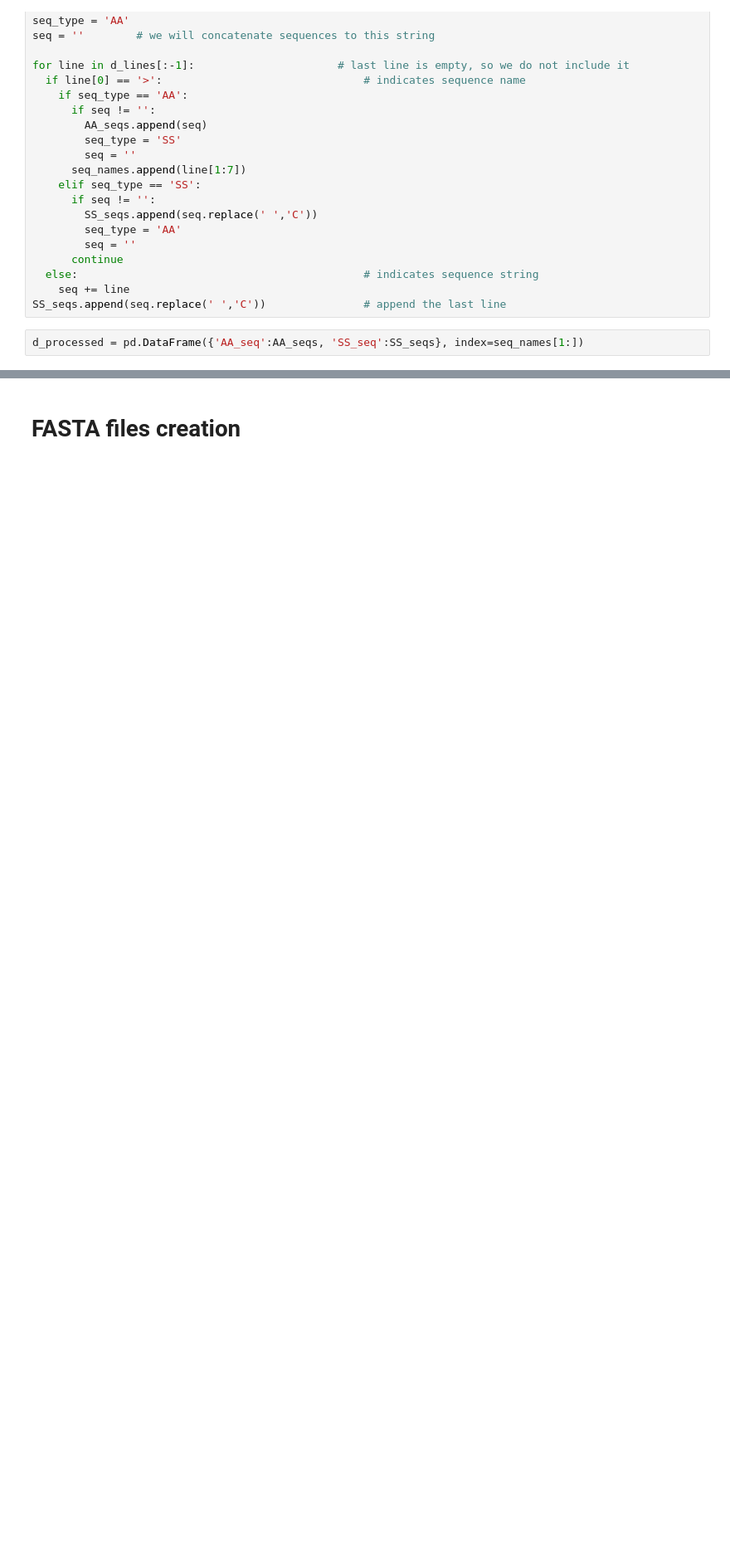
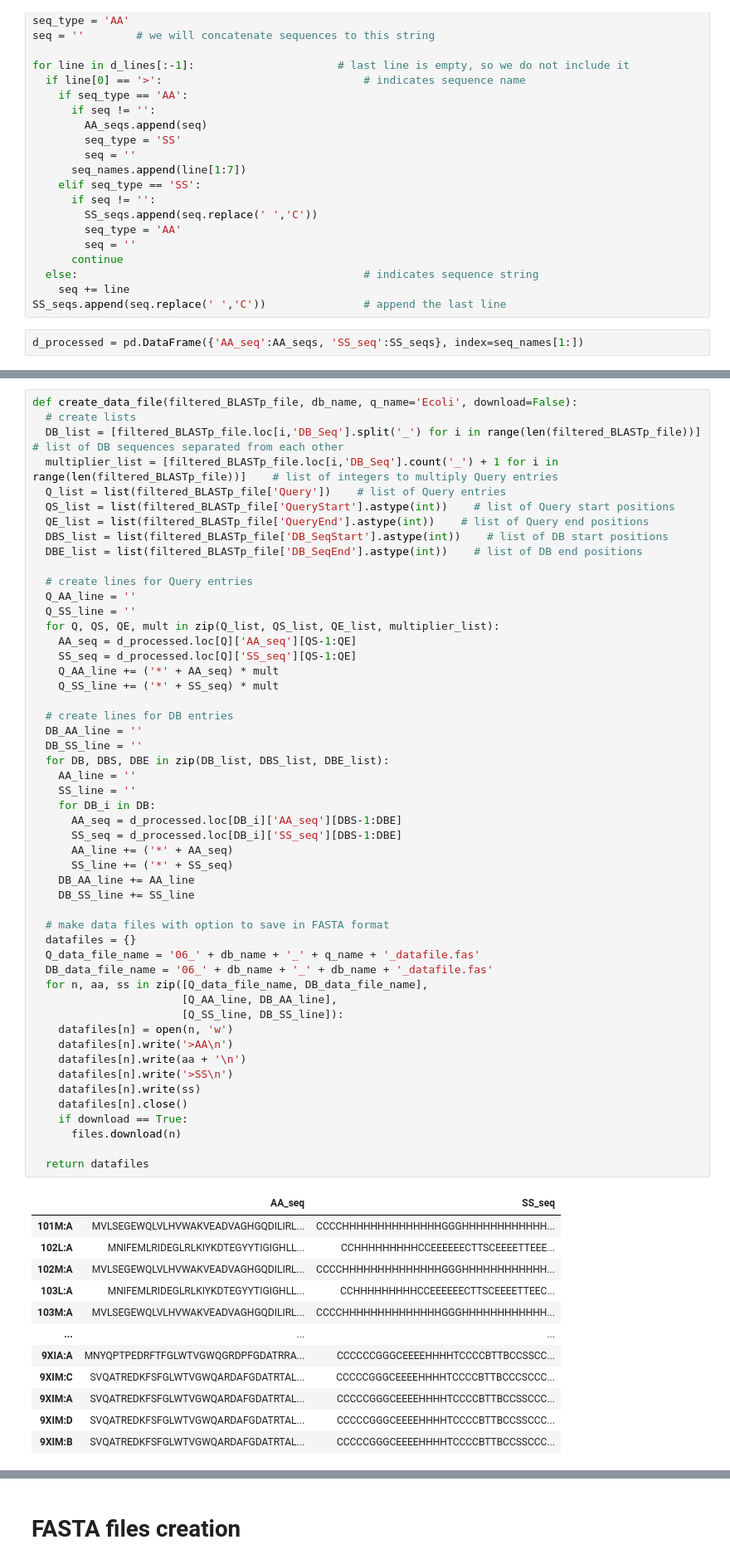
Before and after one commit to alibekk93/project-protein_folding_distances, a Jupyter notebook: SS_and_expression_systems_noFilter.ipynb, the cells around one changed output, grey strips where cells are left out. Shown: that part at 83% size. Drawn from its saved outputs; the diff is of its cells as text; blank space fills up the shorter version.

```diff
--- a/SS_and_expression_systems_noFilter.ipynb
+++ b/SS_and_expression_systems_noFilter.ipynb
@@ -122,0 +179,64 @@ d_processed = pd.DataFrame({'AA_seq':AA_seqs, 'SS_seq':SS_seqs}, index=seq_names
+# %%
+def create_data_file(filtered_BLASTp_file, db_name, q_name='Ecoli', download=False):
+  # create lists
+  DB_list = [filtered_BLASTp_file.loc[i,'DB_Seq'].split('_') for i in range(len(filtered_BLASTp_file))]    # list of DB sequences separated from each other
+  multiplier_list = [filtered_BLASTp_file.loc[i,'DB_Seq'].count('_') + 1 for i in range(len(filtered_BLASTp_file))]    # list of integers to multiply Query entries
+  Q_list = list(filtered_BLASTp_file['Query'])    # list of Query entries
+  QS_list = list(filtered_BLASTp_file['QueryStart'].astype(int))    # list of Query start positions
+  QE_list = list(filtered_BLASTp_file['QueryEnd'].astype(int))    # list of Query end positions
+  DBS_list = list(filtered_BLASTp_file['DB_SeqStart'].astype(int))    # list of DB start positions
+  DBE_list = list(filtered_BLASTp_file['DB_SeqEnd'].astype(int))    # list of DB end positions
+
+  # create lines for Query entries
+  Q_AA_line = ''
+  Q_SS_line = ''
+  for Q, QS, QE, mult in zip(Q_list, QS_list, QE_list, multiplier_list):
+    AA_seq = d_processed.loc[Q]['AA_seq'][QS-1:QE]
+    SS_seq = d_processed.loc[Q]['SS_seq'][QS-1:QE]
+    Q_AA_line += ('*' + AA_seq) * mult
+    Q_SS_line += ('*' + SS_seq) * mult
+
+  # create lines for DB entries
+  DB_AA_line = ''
+  DB_SS_line = ''
+  for DB, DBS, DBE in zip(DB_list, DBS_list, DBE_list):
+    AA_line = ''
+    SS_line = ''
+    for DB_i in DB:
+      AA_seq = d_processed.loc[DB_i]['AA_seq'][DBS-1:DBE]
+      SS_seq = d_processed.loc[DB_i]['SS_seq'][DBS-1:DBE]
+      AA_line += ('*' + AA_seq)
+      SS_line += ('*' + SS_seq)
+    DB_AA_line += AA_line
+    DB_SS_line += SS_line
+
+  # make data files with option to save in FASTA format
+  datafiles = {}
+  Q_data_file_name = '06_' + db_name + '_' + q_name + '_datafile.fas'
+  DB_data_file_name = '06_' + db_name + '_' + db_name + '_datafile.fas'
+  for n, aa, ss in zip([Q_data_file_name, DB_data_file_name],
+                       [Q_AA_line, DB_AA_line],
+                       [Q_SS_line, DB_SS_line]):
+    datafiles[n] = open(n, 'w')
+    datafiles[n].write('>AA\n')
+    datafiles[n].write(aa + '\n')
+    datafiles[n].write('>SS\n')
+    datafiles[n].write(ss)
+    datafiles[n].close()
+    if download == True:
+      files.download(n)
+
+  return datafiles
+# %% [output]
+|  | AA_seq | SS_seq |
+| 101M:A | MVLSEGEWQLVLHVWAKVEADVAGHGQDILIRL... | CCCCHHHHHHHHHHHHHHGGGHHHHHHHHHHHH... |
+| 102L:A | MNIFEMLRIDEGLRLKIYKDTEGYYTIGIGHLL... | CCHHHHHHHHHCCEEEEEECTTSCEEEETTEEE... |
+| 102M:A | MVLSEGEWQLVLHVWAKVEADVAGHGQDILIRL... | CCCCHHHHHHHHHHHHHHGGGHHHHHHHHHHHH... |
+| 103L:A | MNIFEMLRIDEGLRLKIYKDTEGYYTIGIGHLL... | CCHHHHHHHHHCCEEEEEECTTSCEEEETTEEC... |
+| 103M:A | MVLSEGEWQLVLHVWAKVEADVAGHGQDILIRL... | CCCCHHHHHHHHHHHHHHGGGHHHHHHHHHHHH... |
+| ... | ... | ... |
+| 9XIA:A | MNYQPTPEDRFTFGLWTVGWQGRDPFGDATRRA... | CCCCCCGGGCEEEEHHHHTCCCCBTTBCCSSCC... |
+| 9XIM:C | SVQATREDKFSFGLWTVGWQARDAFGDATRTAL... | CCCCCGGGCEEEEHHHHTCCCCBTTBCCCSCCC... |
+| 9XIM:A | SVQATREDKFSFGLWTVGWQARDAFGDATRTAL... | CCCCCGGGCEEEEHHHHTCCCCBTTBCCSSCCC... |
+| 9XIM:D | SVQATREDKFSFGLWTVGWQARDAFGDATRTAL... | CCCCCGGGCEEEEHHHHTCCCCBTTBCCSSCCC... |
+| 9XIM:B | SVQATREDKFSFGLWTVGWQARDAFGDATRTAL... | CCCCCGGGCEEEEHHHHTCCCCBTTBCCSSCCC... |
```
Also changed, not shown: parts of 4 cells of this notebook.
